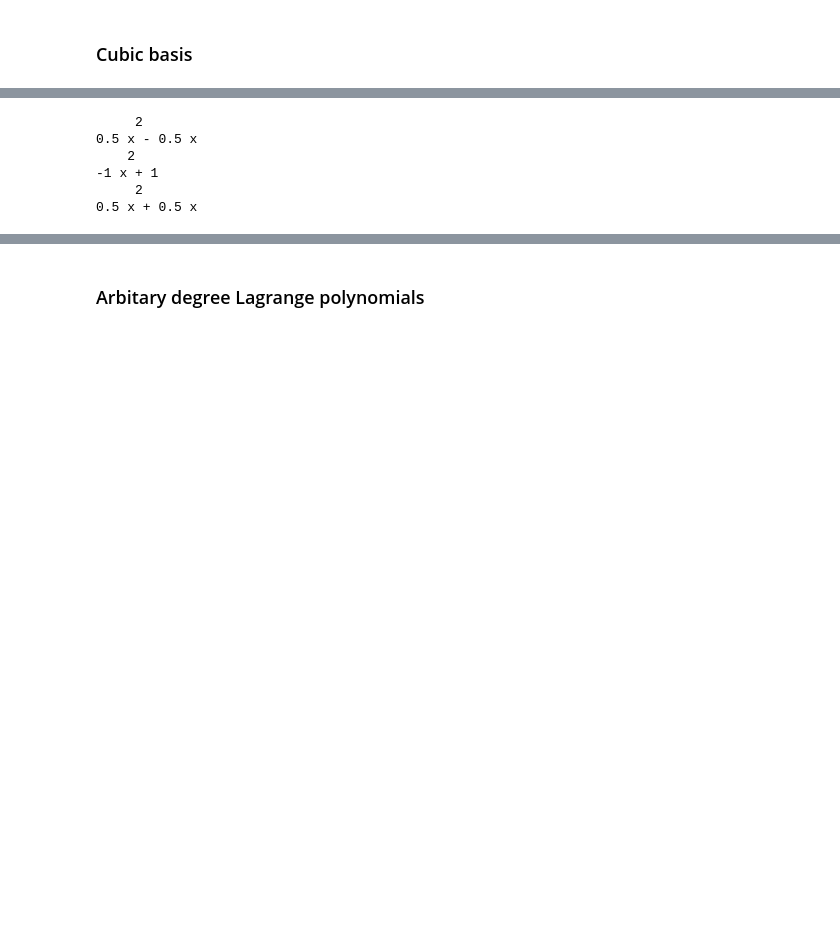
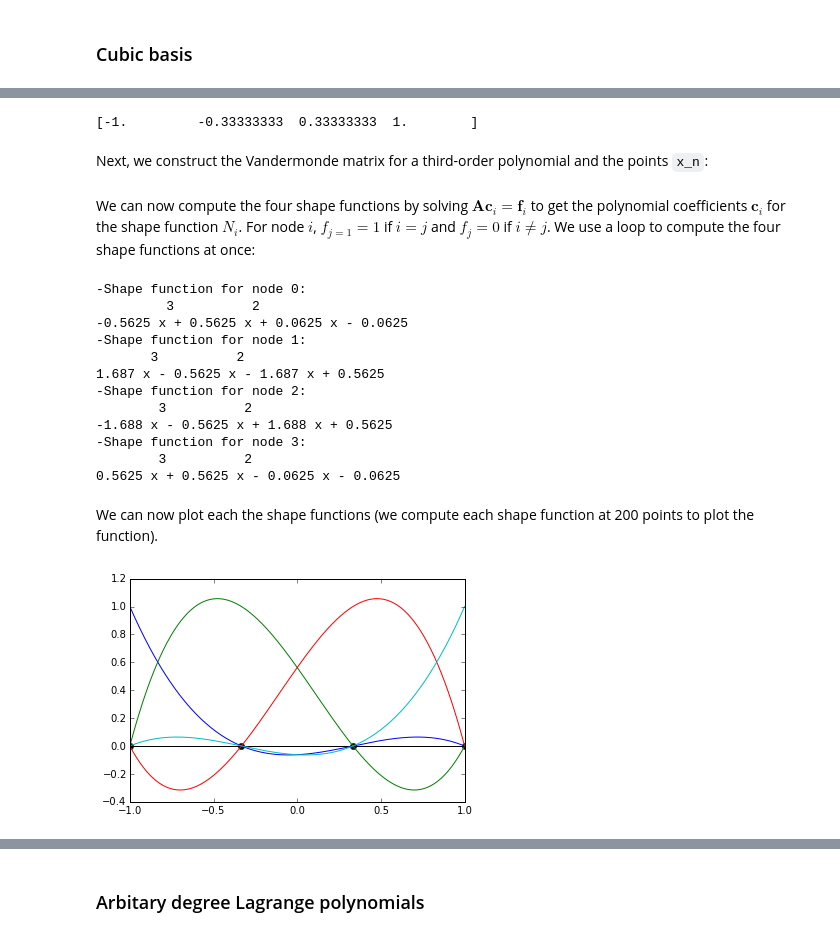
Before and after one commit to garth-wells/notebooks-3D7, a Jupyter notebook: notebooks/ShapeFunctions.ipynb, the cells around one changed output, grey strips where cells are left out. Cells and saved outputs as stored; diff of their text form; code cells hidden in the pictures; blank space fills up the shorter version.

```diff
--- a/notebooks/ShapeFunctions.ipynb
+++ b/notebooks/ShapeFunctions.ipynb
@@ -11,3 +27,7 @@ import matplotlib.pyplot as plt
 # %%
-x_n = np.linspace(-1.0, 1.0, 3)
-A = np.vander(x_n, len(x_n))
+x_n = np.linspace(-1.0, 1.0, 4)
+print(x_n)
+# %% [output]
+[-1.         -0.33333333  0.33333333  1.        ]
+# %% [markdown]
+Next, we construct the Vandermonde matrix for a third-order polynomial and the points `x_n`:
@@ -14,18 +36,35 @@ A = np.vander(x_n, len(x_n))
+# %% [markdown]
+We can now compute the four shape functions by solving $\boldsymbol{A} \boldsymbol{c}_{i} = \boldsymbol{f}_{i}$ to get the polynomial coefficients $\boldsymbol{c}_{i}$ for the shape function $N_{i}$. For node $i$, $f_{j=1} = 1$ if $i=j$ and $f_{j} = 0$ if $i \ne j$. We use a loop to compute the four shape functions at once:
 # %%
-f = np.zeros(len(x_n))
-
 shape_functions = []
-for i in range(len(x_n)):
-    f = np.zeros(len(x_n))
+for i in range(4):
+    f = np.zeros(4)
     f[i] = 1.0
     c = np.linalg.solve(A, f)
 
     shape_functions.append(np.poly1d(c))
-    print shape_functions[-1]
+    print("-Shape function for node {}: \n{}".format(i, shape_functions[-1]))
 # %% [output]
-     2
-0.5 x - 0.5 x
-    2
--1 x + 1
-     2
-0.5 x + 0.5 x
+-Shape function for node 0:
+         3          2
+-0.5625 x + 0.5625 x + 0.0625 x - 0.0625
+-Shape function for node 1:
+       3          2
+1.687 x - 0.5625 x - 1.687 x + 0.5625
+-Shape function for node 2:
+        3          2
+-1.688 x - 0.5625 x + 1.688 x + 0.5625
+-Shape function for node 3:
+        3          2
+0.5625 x + 0.5625 x - 0.0625 x - 0.0625
+# %% [markdown]
+We can now plot each the shape functions (we compute each shape function at 200 points to plot the function).
+# %%
+# Evaluate the polynomial at the points
+x = np.linspace(-1.0, 1.0, 200)
+plt.plot(x_n, np.zeros(4), '-o', color='k');
+for shape_function in shape_functions:
+    N = shape_function(x)
+    plt.plot(x, N);
+# %% [output]
+[figure, added]
```
Also changed, not shown: parts of 13 cells of this notebook, 1 other file.
